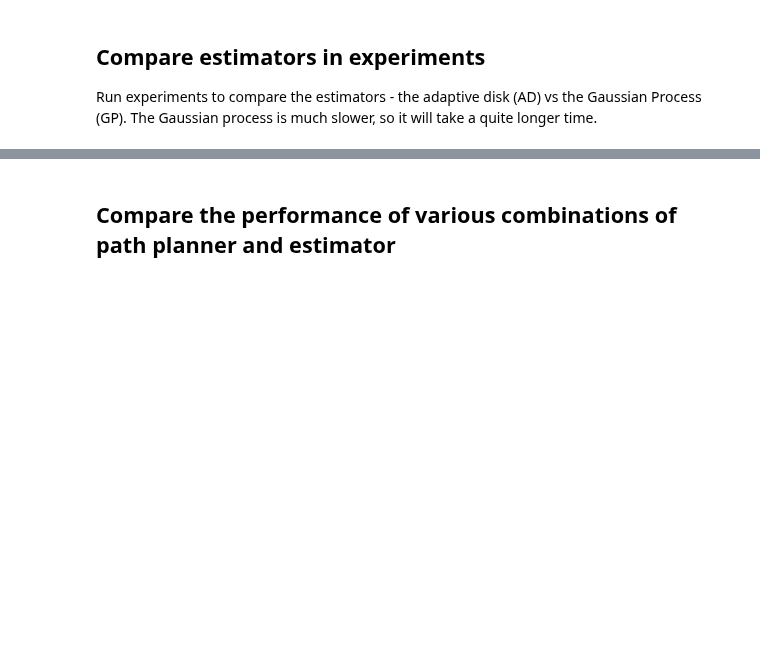
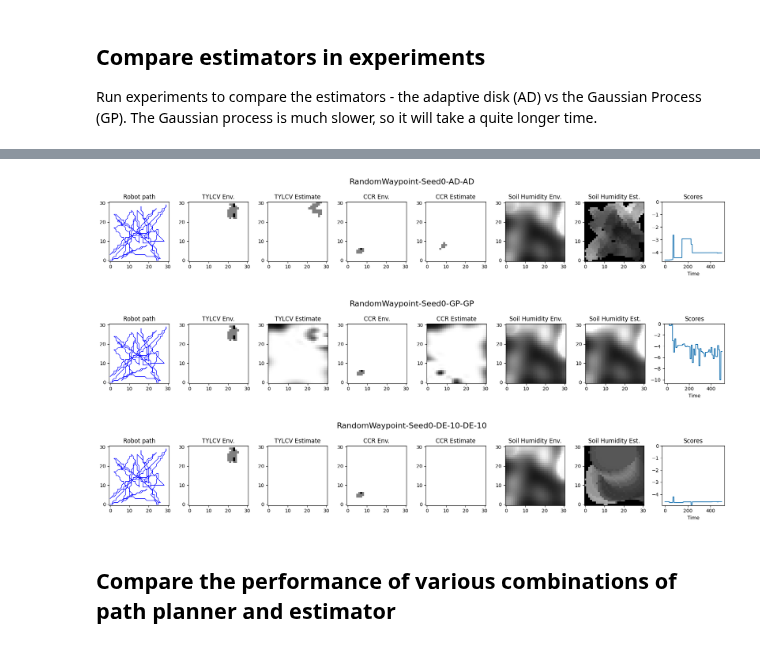
Before and after one commit to lboloni/WaterberryFarms, a Jupyter notebook: notebooks/BenchmarkPaper-experiments.ipynb, the cells around one changed output, grey strips where cells are left out. Drawn from its saved outputs; the diff is of its cells as text; code cells hidden in the pictures; blank space fills up the shorter version.

```diff
--- a/notebooks/BenchmarkPaper-experiments.ipynb
+++ b/notebooks/BenchmarkPaper-experiments.ipynb
@@ -163,15 +181,6 @@ dict_keys(['geometry', 'action', 'scenario', 'visualize', 'results-basedir', 've
 ## Compare estimators in experiments
 Run experiments to compare the estimators - the adaptive disk (AD) vs the Gaussian Process (GP). The Gaussian process is much slower, so it will take a quite longer time.
 # %%
-
-
-default_choices = {"geometry": "Miniberry-30", "action": "run", "scenario": "one-day-single-value", "visualize": 0,  "results-basedir": benchmark_dir}
-default_choices["velocity-override"] = 1
-default_choices["timesteps-per-day-override"] = 500
-# 500 # will be 500, was 1000
-default_choices["time-start-environment"] = 6
-default_choices["hook-after-day"] = hook_create_pictures
-
 # cleaning up the warnings from the GP estimator
 # logging.getLogger().setLevel(logging.ERROR)
 warnings.simplefilter("ignore")
@@ -213,3 +222,4 @@ for estimator in ["AD", "GP", "DE-10"]:
         with compress.open(path, "rb") as f:
             results = pickle.load(f)
     end_of_day_graphs(results, f"daily-summary-{results['policy-name']}.pdf", plot_uncertainty = False)
+# %% [output]
@@ -216,3 +243,6 @@ for estimator in ["AD", "GP", "DE-10"]:
+[figure, added]
+[figure, added]
+[figure, added]
 # %% [markdown]
 ## Compare the performance of various combinations of path planner and estimator
 # %%
```
Also changed, not shown: parts of 8 cells of this notebook, 4 other files.
